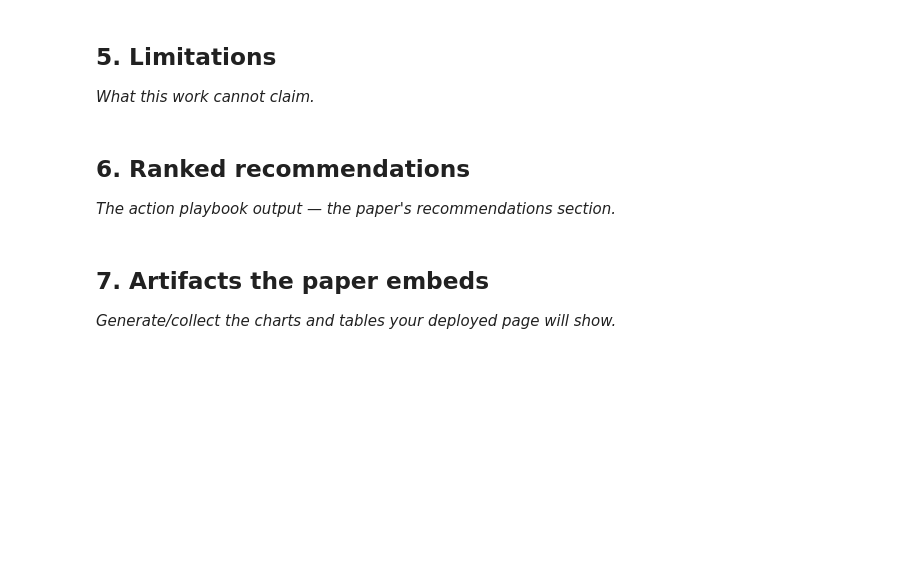
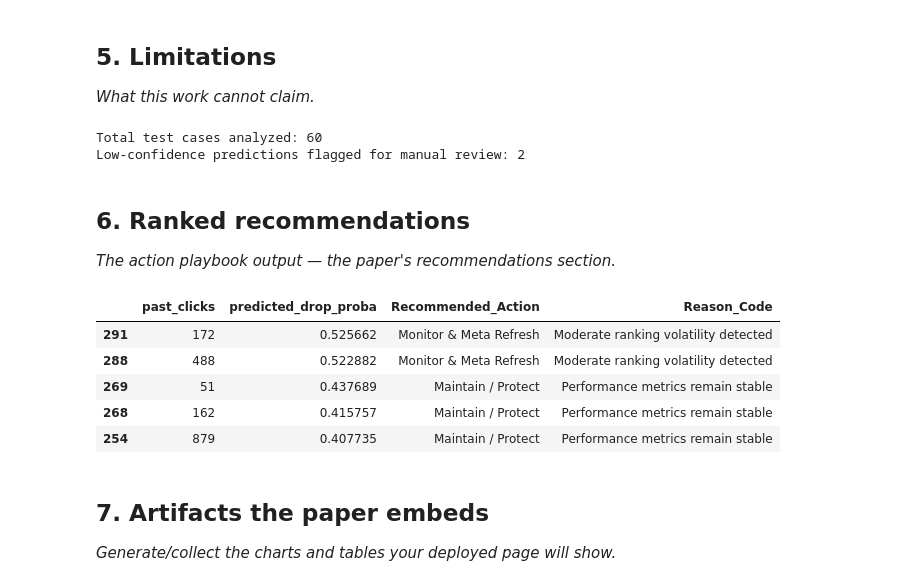
Before and after one commit to s-nancyzakria-hash/flyrank-intern-ml, a Jupyter notebook: work/notebooks/capstone.ipynb, the cells around one changed output. Cells and saved outputs as stored; diff of their text form; code cells hidden in the pictures; blank space fills up the shorter version.

```diff
--- a/work/notebooks/capstone.ipynb
+++ b/work/notebooks/capstone.ipynb
@@ -26,10 +156,77 @@ This skeleton is yours to fill. Work the sections **in order** — each one has
 ## 5. Limitations
 
 *What this work cannot claim.*
+# %%
+# Model Boundaries & Honest Framing:
+
+# Correlation vs. Causation: The model detects traffic decline patterns but cannot confirm underlying algorithmic search changes or technical site bugs.
+# External Volatility: Unobserved macro events and extreme seasonality are not captured in the historical features.
+# Decision-Support Context: Outputs serve as directional indicators for editorial review, not automated actions.
+
+X_test_analysis = X_test.copy()
+X_test_analysis['predicted_drop_proba'] = y_proba_rf
+
+# Highlight pages near decision boundary (0.45 - 0.55 probability) needing human review
+uncertain_predictions = X_test_analysis[
+    (X_test_analysis['predicted_drop_proba'] >= 0.45) &
+    (X_test_analysis['predicted_drop_proba'] <= 0.55)
+]
+
+print(f"Total test cases analyzed: {len(X_test_analysis)}")
+print(f"Low-confidence predictions flagged for manual review: {len(uncertain_predictions)}")
+# %% [output]
+Total test cases analyzed: 60
+Low-confidence predictions flagged for manual review: 2
 # %% [markdown]
 ## 6. Ranked recommendations
 
 *The action playbook output — the paper's recommendations section.*
+# %%
+# Ranked Priority:
+# High Priority (Urgent Content Rewrite): Drop probability > 75% with high historical traffic (>500 clicks).
+# Medium Priority (Monitor & Meta Refresh): Drop probability between 50% and 75% or moderate position drift.
+# Low Priority (Maintain / Protect): Drop probability <50% with stable performance.
+
+def generate_action_playbook(df_results, proba_col):
+    """
+    Ranks pages and assigns actionable content playbooks based on predicted risk.
+    """
+    df_playbook = df_results.copy()
+
+    conditions = [
+        (df_playbook[proba_col] > 0.75) & (df_playbook['past_clicks'] > 200),
+        (df_playbook[proba_col] > 0.50),
+        (df_playbook[proba_col] <= 0.50)
+    ]
+
+    actions = [
+        'Urgent Content Rewrite',
+        'Monitor & Meta Refresh',
+        'Maintain / Protect'
+    ]
+
+    reasons = [
+        'High traffic volume coupled with severe rank decay risk',
+        'Moderate ranking volatility detected',
+        'Performance metrics remain stable'
+    ]
+
+    df_playbook['Recommended_Action'] = np.select(conditions, actions, default='Monitor')
+    df_playbook['Reason_Code'] = np.select(conditions, reasons, default='Uncertain trend')
+
+    # Rank pages by drop probability and past value
+    return df_playbook.sort_values(by=[proba_col, 'past_clicks'], ascending=[False, False])
+
+# Execute playbook generation
+playbook_df = generate_action_playbook(X_test_analysis, 'predicted_drop_proba')
+playbook_df[['past_clicks', 'predicted_drop_proba', 'Recommended_Action', 'Reason_Code']].head()
+# %% [output]
+|  | past_clicks | predicted_drop_proba | Recommended_Action | Reason_Code |
+| 291 | 172 | 0.525662 | Monitor & Meta Refresh | Moderate ranking volatility detected |
+| 288 | 488 | 0.522882 | Monitor & Meta Refresh | Moderate ranking volatility detected |
+| 269 | 51 | 0.437689 | Maintain / Protect | Performance metrics remain stable |
+| 268 | 162 | 0.415757 | Maintain / Protect | Performance metrics remain stable |
+| 254 | 879 | 0.407735 | Maintain / Protect | Performance metrics remain stable |
 # %% [markdown]
 ## 7. Artifacts the paper embeds
 
```
Also changed, not shown: parts of 5 cells of this notebook.
